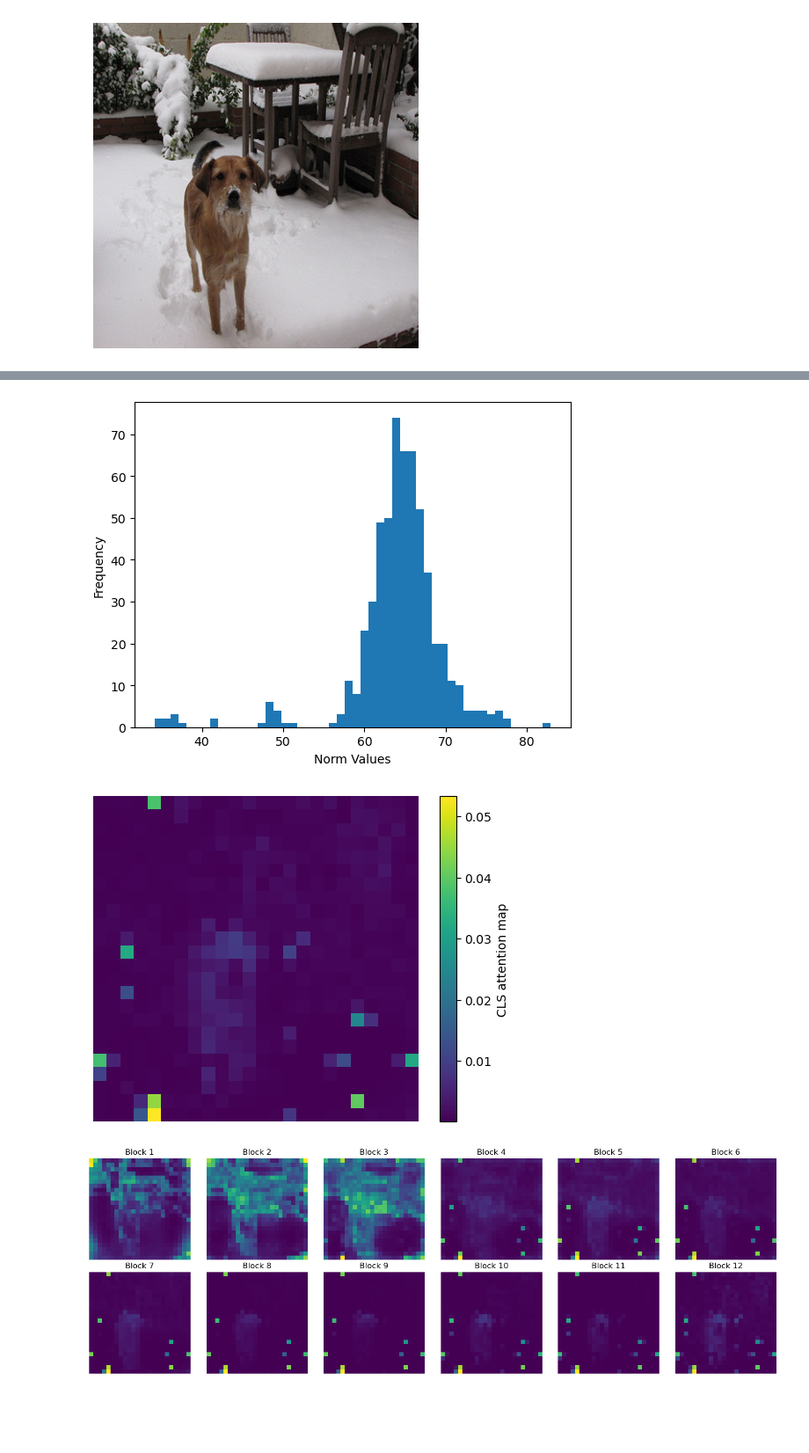
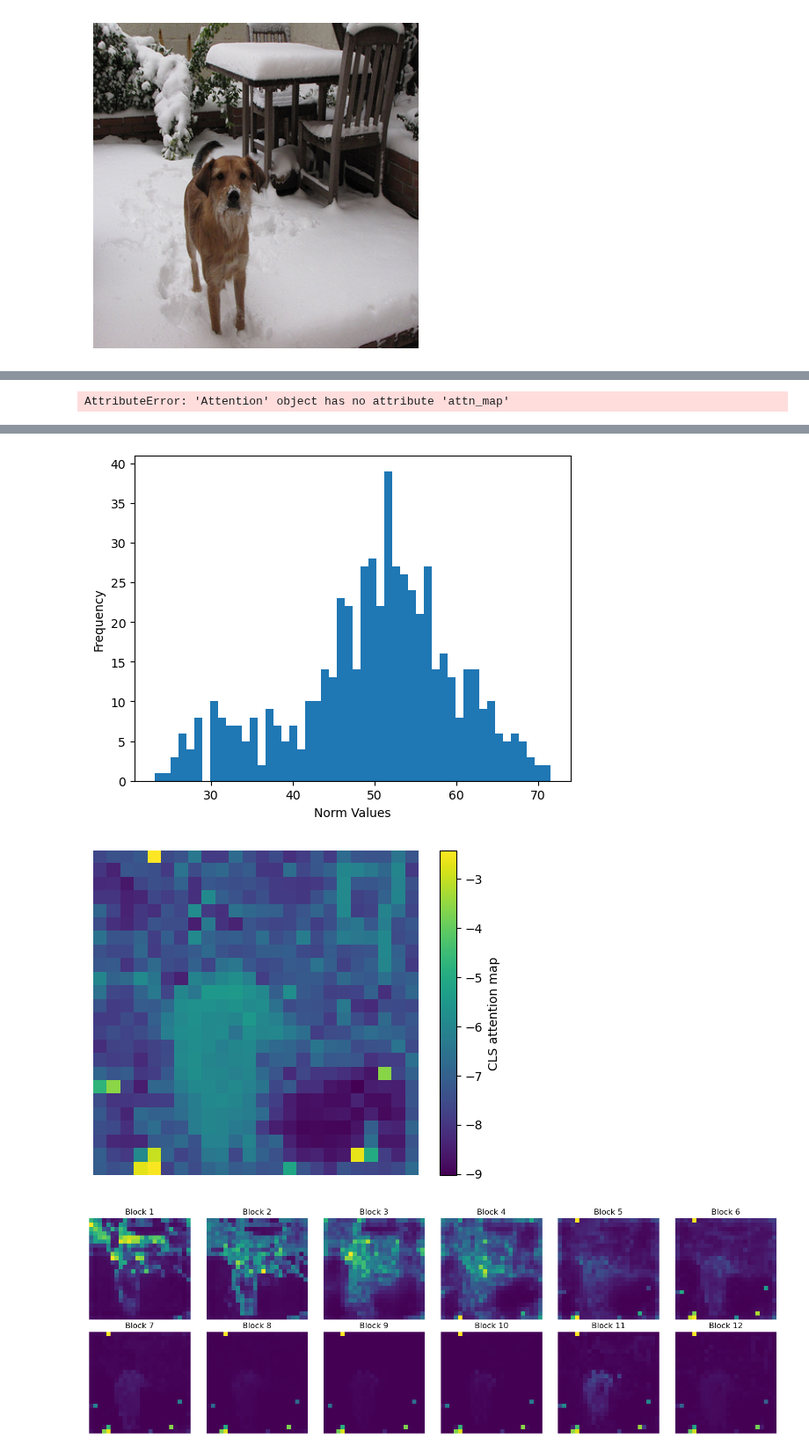
Before and after one commit to azywot/fact, a Jupyter notebook: DEIT-III/notebook.ipynb, the cells around one changed output, grey strips where cells are left out. Shown at 88% size. Cells and saved outputs as stored; diff of their text form; code cells hidden in the pictures; blank space fills up the shorter version.

```diff
--- a/DEIT-III/notebook.ipynb
+++ b/DEIT-III/notebook.ipynb
@@ -17,7 +17,7 @@ small = deit_small_patch16_LS(pretrained=True, img_size=384, pretrained_21k = Tr
 base = deit_base_patch16_LS(pretrained=True, img_size=384, pretrained_21k = True)
 large = deit_large_patch16_LS(pretrained=True, img_size=384, pretrained_21k = True)
 # %%
-def show_artifacts(test_model, test_image):
+def show_artifacts(test_model, test_image, log_scale = False, token = 0):
     """
     Generate the Attention maps and the norm values for the DEIT-III model
 
@@ -51,7 +51,9 @@ def show_artifacts(test_model, test_image):
 
 
     attn_map_mean = test_model.blocks[len(test_model.blocks)-1].attn.attn_map.squeeze(0).mean(dim=0)
-    attn_map_mean = attn_map_mean[0][1:]
+    attn_map_mean = attn_map_mean[token][1:]
+    if log_scale:
+        attn_map_mean = torch.log(attn_map_mean + 1e-6)
     #attn_map_mean.shape
 
     plt.imshow(attn_map_mean.reshape(24, 24).detach().numpy())
@@ -71,7 +73,7 @@ def show_artifacts(test_model, test_image):
 
     for i in range(num_images):
         attn_map = test_model.blocks[i].attn.attn_map.squeeze(0).mean(dim=0)
-        attn_map = attn_map[0][1:]
+        attn_map = attn_map[token][1:]
         attn_map_img = attn_map.reshape(24, 24).detach().numpy()
 
         axes[i].imshow(attn_map_img)
@@ -84,21 +86,3 @@ def show_artifacts(test_model, test_image):
 
     plt.tight_layout()
     plt.show()
-
-
-    # # Attention maps, last layer, all tokens
-    # num_tokens = 24 * 24
-    # num_cols = 6
-    # num_rows = (num_tokens + num_cols - 1) // num_cols  # Calculate the number of rows needed
-
-    # fig, axes = plt.subplots(num_rows, num_cols, figsize=(15, num_rows * 2.5))
-    # axes = axes.flatten()
-
-    # for i in range(num_tokens):
-    #     attn_map = test_model.blocks[len(test_model.blocks)-1].attn.attn_map.squeeze(0).mean(dim=0)
-    #     attn_map = attn_map[i][1:]
-    #     attn_map_img = attn_map.reshape(24, 24).detach().numpy()
-
-    #     axes[i].imshow(attn_map_img)
-    #     axes[i].axis('off')
-    #     axes[i].set_title(f'Token {i+1}')
@@ -135,7 +128,7 @@ import torchvision
 # %% [markdown]
 ### Nice stuff
 # %%
-chosen_one = base
+chosen_one = small
 chosen_one
 # %% [output]
 vit_models(
@@ -187,3 +187,7 @@ plot_image(img.squeeze(0))
+# %%
+top_attn = top_attn_tokens(chosen_one)[:20]
+# %% [output]
+AttributeError: 'Attention' object has no attribute 'attn_map'
 # %%
-show_artifacts(test_model=chosen_one, test_image=img)
+show_artifacts(test_model=chosen_one, test_image=img, log_scale=True, token = 0)
 # %% [output]
@@ -191,3 +195,3 @@ show_artifacts(test_model=chosen_one, test_image=img)
-[figure, old version]
+[figure, new version]
-[figure, old version]
+[figure, new version]
-[figure, old version]
+[figure, new version]
```
Also changed, not shown: parts of 14 cells of this notebook.
